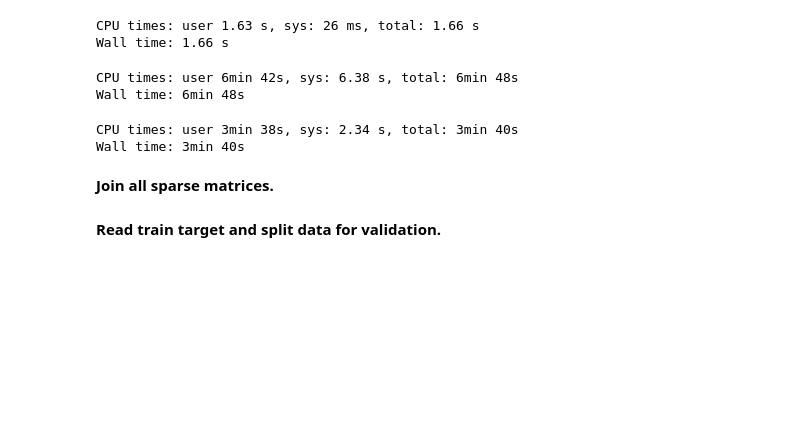
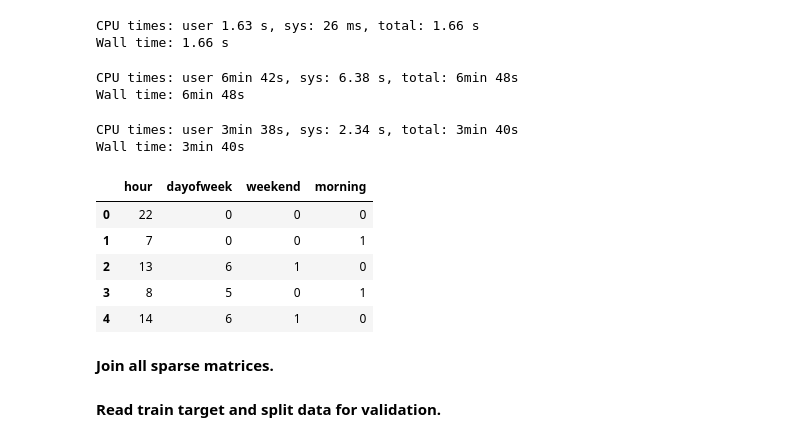
Before and after one commit to athiagarajan/alicecatchmeifucan, a Jupyter notebook: assignment2_part2_medium_beat_baselines.ipynb, the cells around one changed output. Cells and saved outputs as stored; diff of their text form; code cells hidden in the pictures; blank space fills up the shorter version.

```diff
--- a/assignment2_part2_medium_beat_baselines.ipynb
+++ b/assignment2_part2_medium_beat_baselines.ipynb
@@ -183,3 +195,22 @@ Wall time: 3min 40s
+# %%
+X_test_dttm_df=pd.read_csv('train_published.txt', header = None)
+X_test_dttm_df[0] = pd.to_datetime(X_test_dttm_df[0])
+X_test_dttm_df.head(5)
+X_test_time_feature = pd.DataFrame(index=X_test_dttm_df.index)
+X_test_time_feature['hour'] = X_test_dttm_df[0].apply(lambda ts: ts.hour).astype(np.int8)
+X_test_time_feature['dayofweek'] = X_test_dttm_df[0].apply(lambda ts: ts.dayofweek).astype(np.int8)
+X_test_time_feature['weekend'] = X_test_dttm_df[0].apply(lambda ts: ts.dayofweek > 5).astype(np.int8)
+X_test_time_feature['morning'] = X_test_dttm_df[0].apply(lambda ts: (ts.hour >= 7) & (ts.hour < 12)).astype(np.int8)
+X_test_time_feature.head()
+X_test_time_feature_sparse = tfidf.fit_transform(X_test_time_feature['hour'])
+X_test_time_feature.head(5)
+# %% [output]
+|  | hour | dayofweek | weekend | morning |
+| 0 | 22 | 0 | 0 | 0 |
+| 1 | 7 | 0 | 0 | 1 |
+| 2 | 13 | 6 | 1 | 0 |
+| 3 | 8 | 5 | 0 | 1 |
+| 4 | 14 | 6 | 1 | 0 |
 # %% [markdown]
 **Join all sparse matrices.**
 # %%
```
Also changed, not shown: parts of 5 cells of this notebook.
